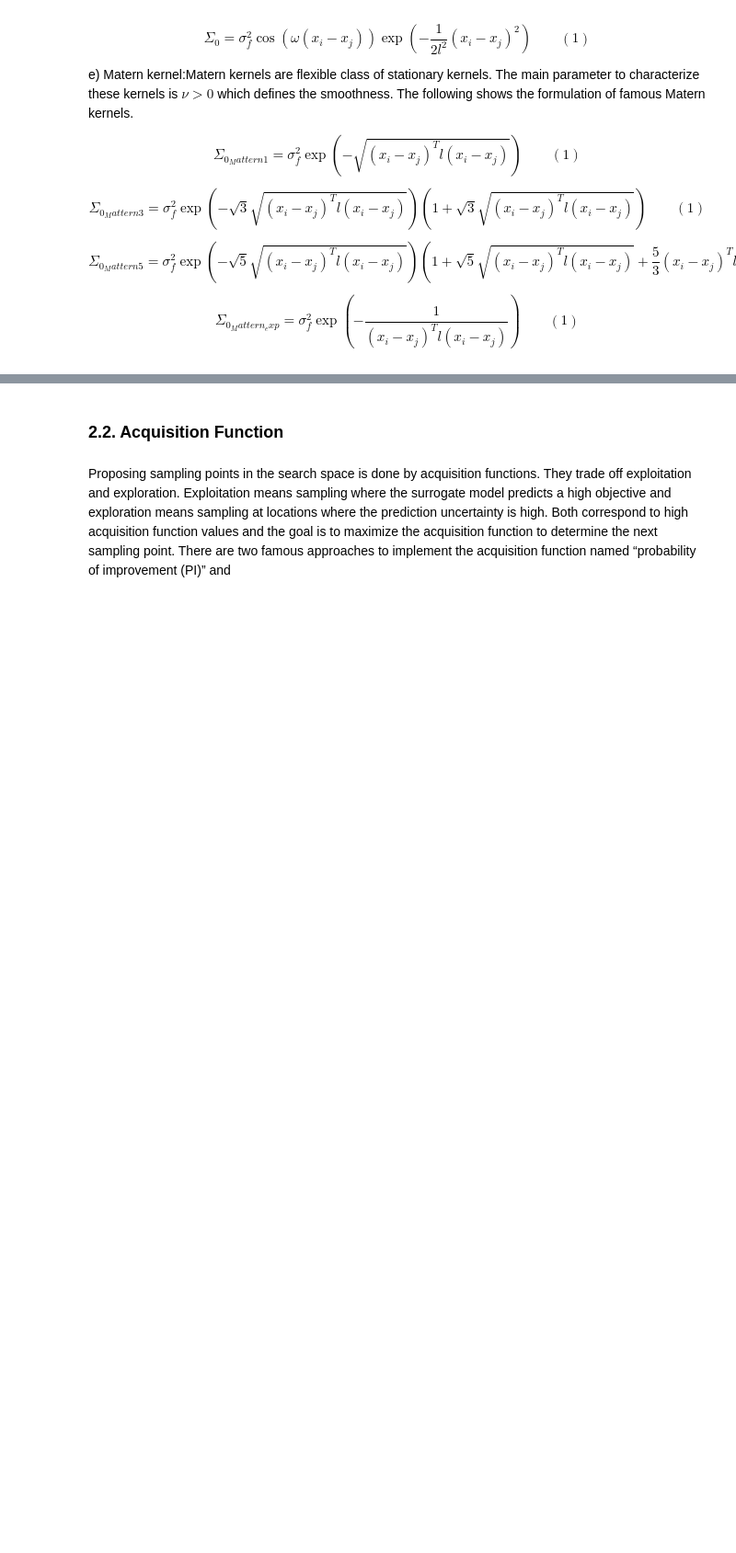
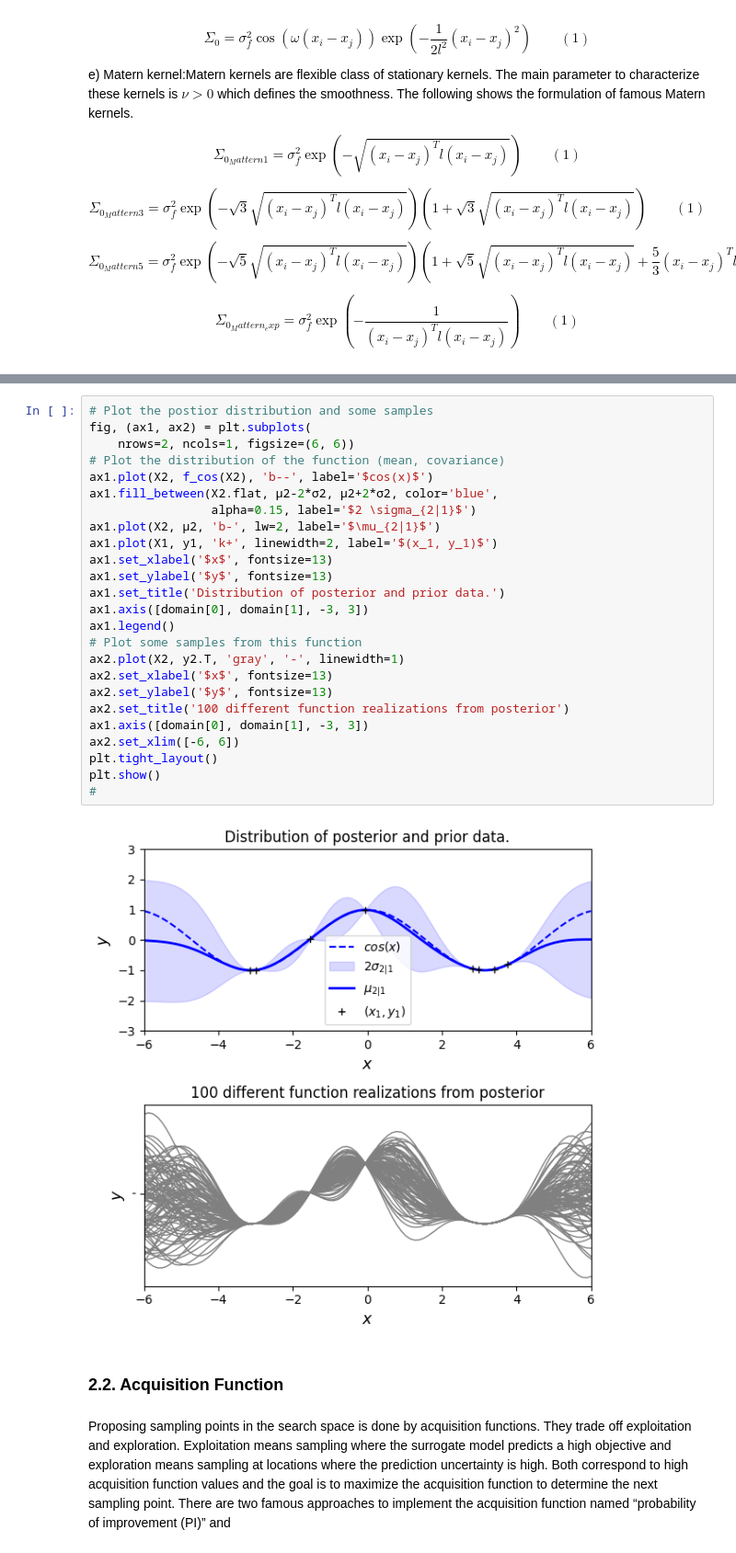
Before and after one commit to ParisaToofani/Nolinear_optimization_Spring2023, a Jupyter notebook: BayesianOptimization.ipynb, the cells around one changed output, grey strips where cells are left out. Shown at 92% size. Drawn from its saved outputs; the diff is of its cells as text; blank space fills up the shorter version.

```diff
--- a/BayesianOptimization.ipynb
+++ b/BayesianOptimization.ipynb
@@ -92,3 +246,30 @@ $$\Sigma_{0_Mattern_exp}=\sigma_f^2\exp{\left(-\frac{1}{\left(x_i-x_j\right)^Tl\
+# %%
+# Plot the postior distribution and some samples
+fig, (ax1, ax2) = plt.subplots(
+    nrows=2, ncols=1, figsize=(6, 6))
+# Plot the distribution of the function (mean, covariance)
+ax1.plot(X2, f_cos(X2), 'b--', label='$cos(x)$')
+ax1.fill_between(X2.flat, μ2-2*σ2, μ2+2*σ2, color='blue',
+                 alpha=0.15, label='$2 \sigma_{2|1}$')
+ax1.plot(X2, μ2, 'b-', lw=2, label='$\mu_{2|1}$')
+ax1.plot(X1, y1, 'k+', linewidth=2, label='$(x_1, y_1)$')
+ax1.set_xlabel('$x$', fontsize=13)
+ax1.set_ylabel('$y$', fontsize=13)
+ax1.set_title('Distribution of posterior and prior data.')
+ax1.axis([domain[0], domain[1], -3, 3])
+ax1.legend()
+# Plot some samples from this function
+ax2.plot(X2, y2.T, 'gray', '-', linewidth=1)
+ax2.set_xlabel('$x$', fontsize=13)
+ax2.set_ylabel('$y$', fontsize=13)
+ax2.set_title('100 different function realizations from posterior')
+ax1.axis([domain[0], domain[1], -3, 3])
+ax2.set_xlim([-6, 6])
+plt.tight_layout()
+plt.show()
+#
+# %% [output]
+[figure, added]
 # %% [markdown]
 ### 2.2. Acquisition Function
 # %% [markdown]
```
Also changed, not shown: parts of 6 cells of this notebook.
